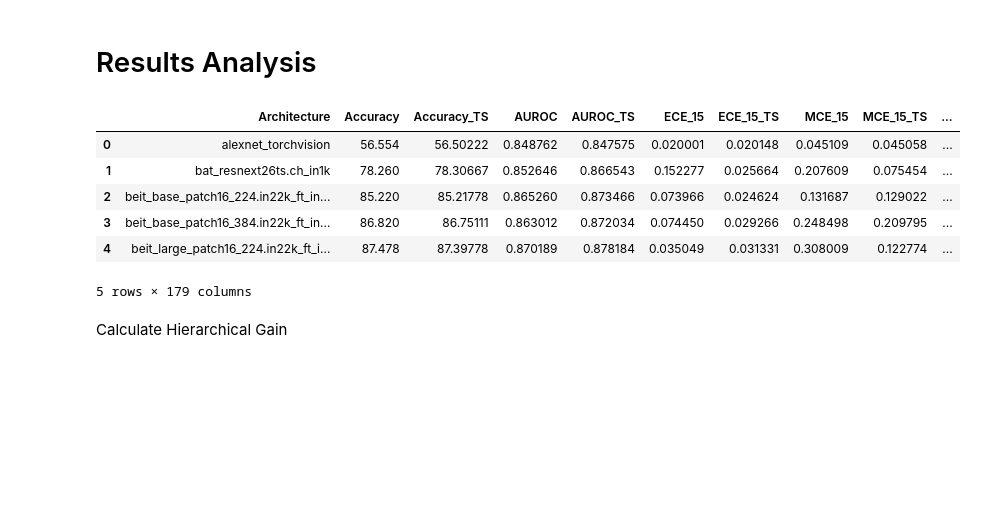
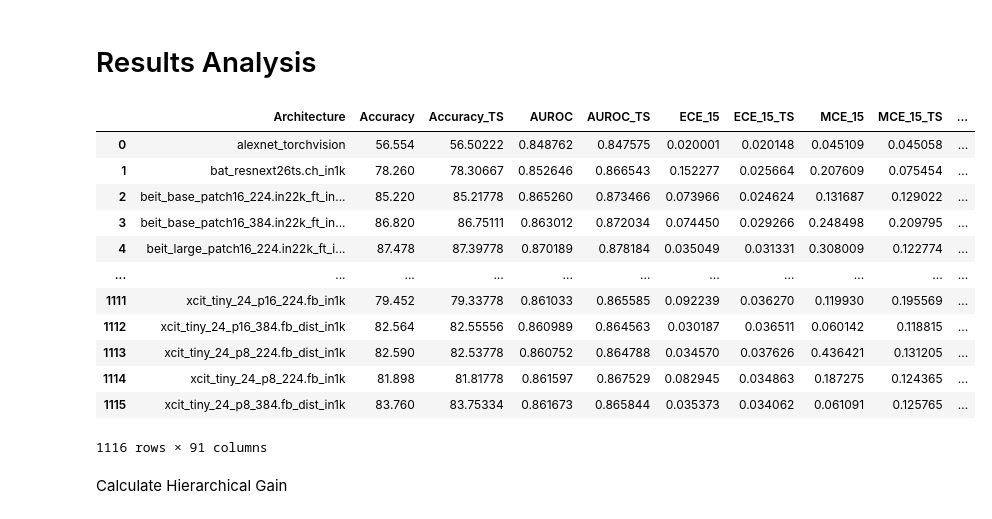
Before and after one commit to shanigoren/Hierarchical-Selective-Classification, a Jupyter notebook: inf_rule_analysis.ipynb, the cells around one changed output. Saved outputs shown, nothing was run; the diff lists cells and outputs as text; code cells hidden in the pictures; blank space fills up the shorter version.

```diff
--- a/inf_rule_analysis.ipynb
+++ b/inf_rule_analysis.ipynb
@@ -9,18 +9,25 @@ import re
 pd.options.mode.chained_assignment = None  # 'warn' or None for default behavior
 sns.set(style="whitegrid")
 # %%
-results_file = 'results/models_comparison_full.csv'
+results_file = 'results/models_comparison/models_comparison_full.csv'
+# results_file = 'models_comparison_new.csv'
 df = pd.read_csv(results_file)
 df = df[~df['Architecture'].str.contains('inat') & ~df['Architecture'].str.contains('CLIP_finetuned')]
-df.head()
+df
 # %% [output]
 |  | Architecture | Accuracy | Accuracy_TS | AUROC | AUROC_TS | ECE_15 | ECE_15_TS | MCE_15 | MCE_15_TS | ... |
 | 0 | alexnet_torchvision | 56.554 | 56.50222 | 0.848762 | 0.847575 | 0.020001 | 0.020148 | 0.045109 | 0.045058 | ... |
 | 1 | bat_resnext26ts.ch_in1k | 78.260 | 78.30667 | 0.852646 | 0.866543 | 0.152277 | 0.025664 | 0.207609 | 0.075454 | ... |
 | 2 | beit_base_patch16_224.in22k_ft_in... | 85.220 | 85.21778 | 0.865260 | 0.873466 | 0.073966 | 0.024624 | 0.131687 | 0.129022 | ... |
 | 3 | beit_base_patch16_384.in22k_ft_in... | 86.820 | 86.75111 | 0.863012 | 0.872034 | 0.074450 | 0.029266 | 0.248498 | 0.209795 | ... |
 | 4 | beit_large_patch16_224.in22k_ft_i... | 87.478 | 87.39778 | 0.870189 | 0.878184 | 0.035049 | 0.031331 | 0.308009 | 0.122774 | ... |
+| ... | ... | ... | ... | ... | ... | ... | ... | ... | ... | ... |
+| 1111 | xcit_tiny_24_p16_224.fb_in1k | 79.452 | 79.33778 | 0.861033 | 0.865585 | 0.092239 | 0.036270 | 0.119930 | 0.195569 | ... |
+| 1112 | xcit_tiny_24_p16_384.fb_dist_in1k | 82.564 | 82.55556 | 0.860989 | 0.864563 | 0.030187 | 0.036511 | 0.060142 | 0.118815 | ... |
+| 1113 | xcit_tiny_24_p8_224.fb_dist_in1k | 82.590 | 82.53778 | 0.860752 | 0.864788 | 0.034570 | 0.037626 | 0.436421 | 0.131205 | ... |
+| 1114 | xcit_tiny_24_p8_224.fb_in1k | 81.898 | 81.81778 | 0.861597 | 0.867529 | 0.082945 | 0.034863 | 0.187275 | 0.124365 | ... |
+| 1115 | xcit_tiny_24_p8_384.fb_dist_in1k | 83.760 | 83.75334 | 0.861673 | 0.865844 | 0.035373 | 0.034062 | 0.061091 | 0.125765 | ... |
-5 rows × 179 columns
+1116 rows × 91 columns
 # %% [markdown]
 Calculate Hierarchical Gain
 # %%
```
Also changed, not shown: parts of 10 cells of this notebook, 3 other files.
